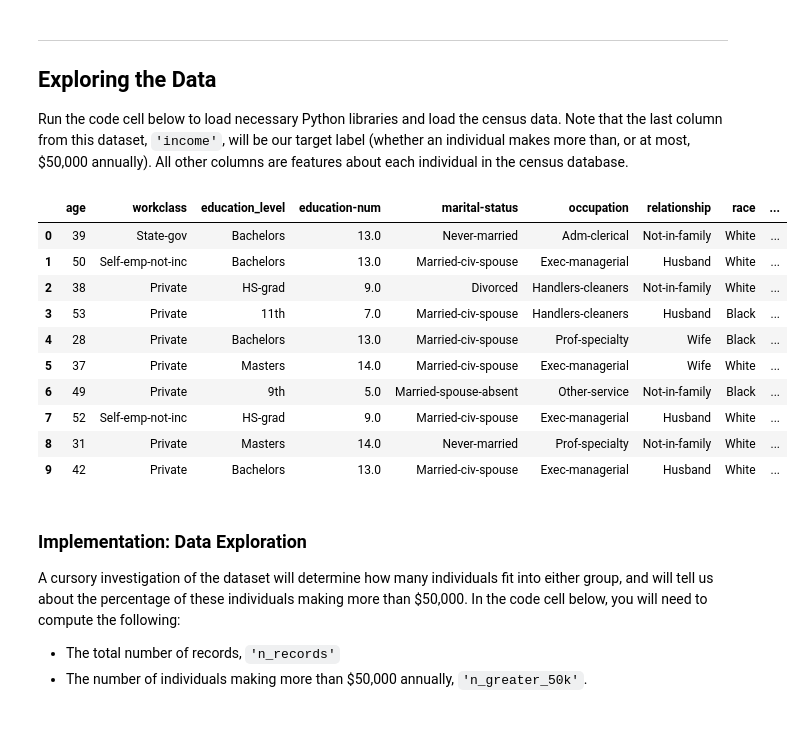
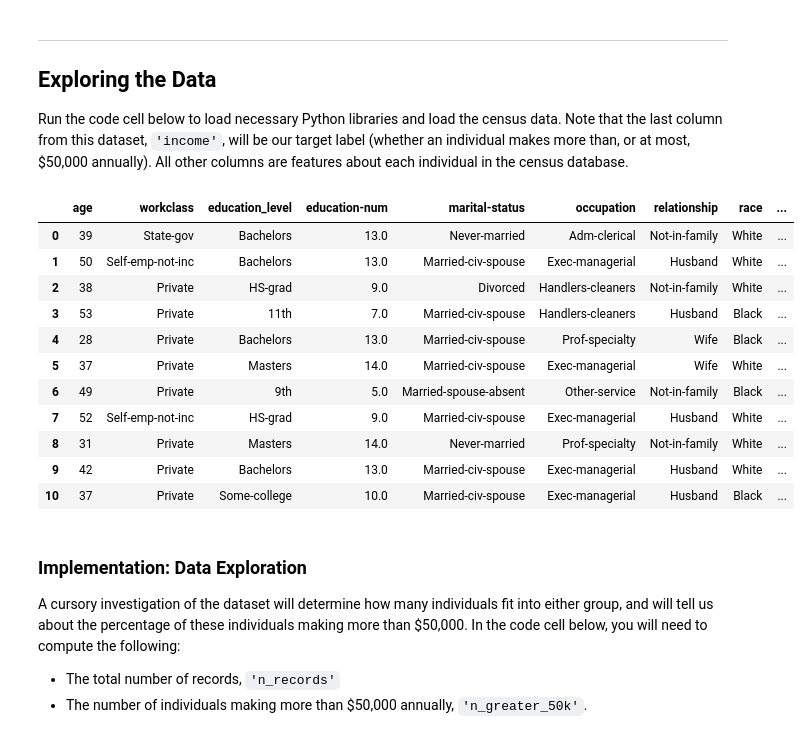
Before and after one commit to sunilranka/finding_donors, a Jupyter notebook: finding_donors.ipynb, the cells around one changed output. Saved outputs shown, nothing was run; the diff lists cells and outputs as text; code cells hidden in the pictures.

```diff
--- a/finding_donors.ipynb
+++ b/finding_donors.ipynb
@@ -21,33 +21,34 @@ Run the code cell below to load necessary Python libraries and load the census d
 # %%
 # Import libraries necessary for this project
 import numpy as np
 import pandas as pd
 from time import time
 from IPython.display import display # Allows the use of display() for DataFrames
 
 # Import supplementary visualization code visuals.py
 import visuals as vs
 
 # Pretty display for notebooks
 %matplotlib inline
 
 # Load the Census dataset
 data = pd.read_csv("census.csv")
 
 # Success - Display the first record
-display(data.head(n=10))
+display(data.head(n=11))
 # %% [output]
 |  | age | workclass | education_level | education-num | marital-status | occupation | relationship | race | ... |
 | 0 | 39 | State-gov | Bachelors | 13.0 | Never-married | Adm-clerical | Not-in-family | White | ... |
 | 1 | 50 | Self-emp-not-inc | Bachelors | 13.0 | Married-civ-spouse | Exec-managerial | Husband | White | ... |
 | 2 | 38 | Private | HS-grad | 9.0 | Divorced | Handlers-cleaners | Not-in-family | White | ... |
 | 3 | 53 | Private | 11th | 7.0 | Married-civ-spouse | Handlers-cleaners | Husband | Black | ... |
 | 4 | 28 | Private | Bachelors | 13.0 | Married-civ-spouse | Prof-specialty | Wife | Black | ... |
 | 5 | 37 | Private | Masters | 14.0 | Married-civ-spouse | Exec-managerial | Wife | White | ... |
 | 6 | 49 | Private | 9th | 5.0 | Married-spouse-absent | Other-service | Not-in-family | Black | ... |
 | 7 | 52 | Self-emp-not-inc | HS-grad | 9.0 | Married-civ-spouse | Exec-managerial | Husband | White | ... |
 | 8 | 31 | Private | Masters | 14.0 | Never-married | Prof-specialty | Not-in-family | White | ... |
 | 9 | 42 | Private | Bachelors | 13.0 | Married-civ-spouse | Exec-managerial | Husband | White | ... |
+| 10 | 37 | Private | Some-college | 10.0 | Married-civ-spouse | Exec-managerial | Husband | Black | ... |
 # %% [markdown]
 ### Implementation: Data Exploration
 A cursory investigation of the dataset will determine how many individuals fit into either group, and will tell us about the percentage of these individuals making more than \$50,000. In the code cell below, you will need to compute the following:
```
Also changed, not shown: parts of 6 cells of this notebook.
